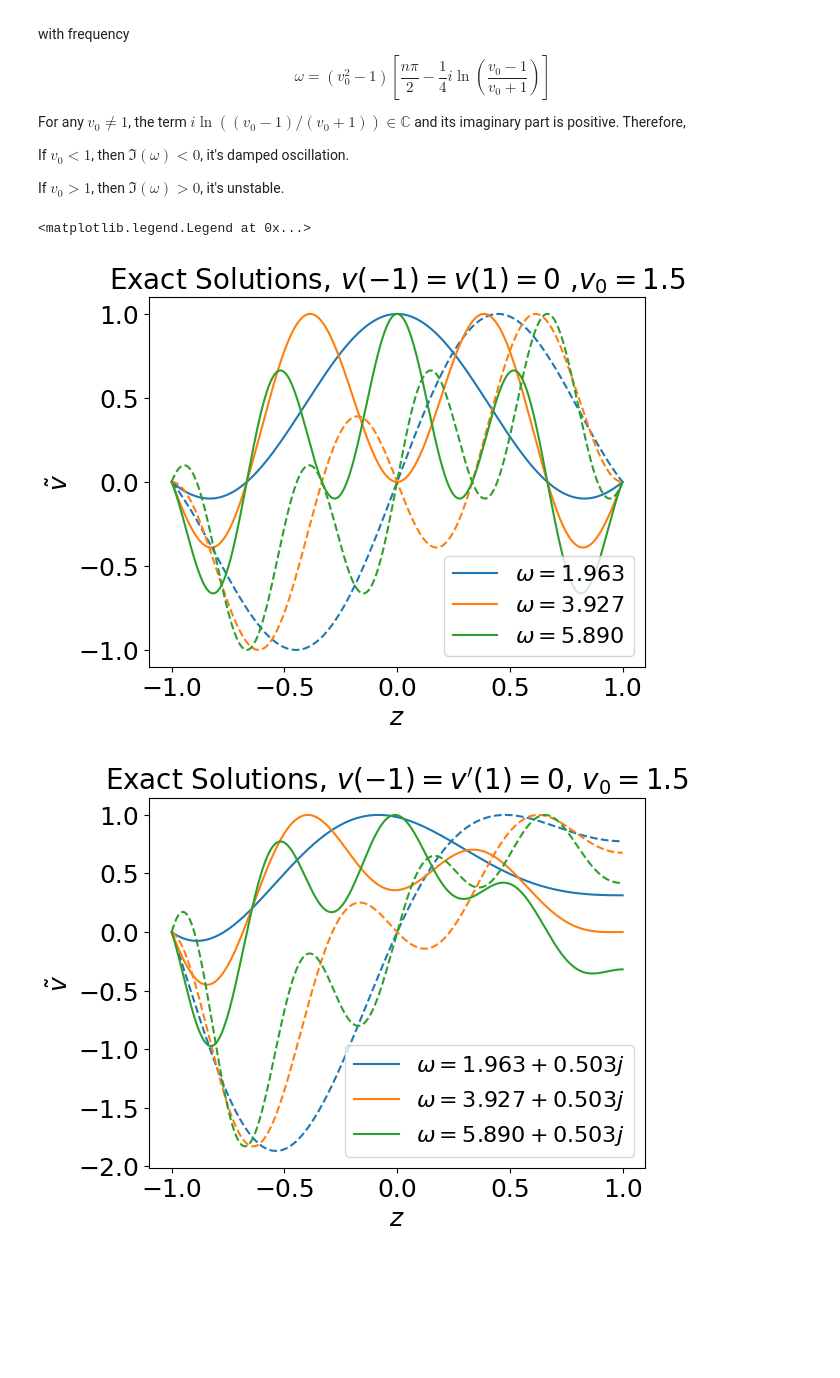
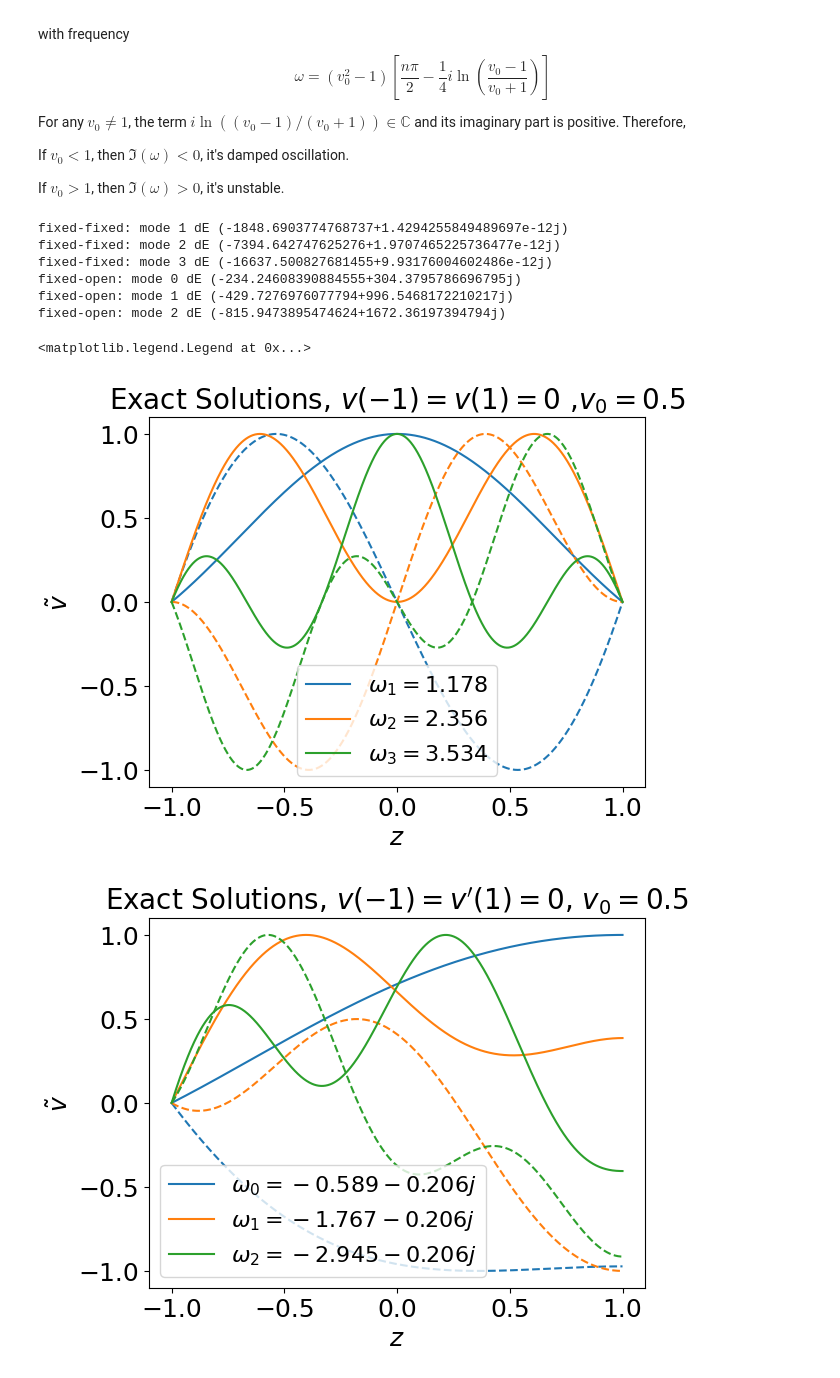
Before and after one commit to HuntFeng/magnetic-nozzle-spectral-instability, a Jupyter notebook: exact_solution.ipynb, the cells around one changed output. Drawn from its saved outputs; the diff is of its cells as text; code cells hidden in the pictures; blank space fills up the shorter version.

```diff
--- a/exact_solution.ipynb
+++ b/exact_solution.ipynb
@@ -36,34 +38,68 @@ with open("mpl_config.json") as fp:
     for k,v in config.items():
         plt.rcParams[k] = v
 # %%
-v0 = 1.5
-N = 3
+v0 = 0.5
+num_funcs = 3
+N = 1000
+# differentiation matrices
+spectral = Spectral(N, "symmetric", "FD")
+z = spectral.x
+D1 = spectral.D1
+D2 = spectral.D2
 
 plt.figure(1)
-omega = np.arange(N+1)*np.pi*np.abs(1-v0**2)/2
-z = np.linspace(-1,1,1000)
-for n in range(1,N+1):
+omega = np.arange(num_funcs+1)*np.pi*np.abs(1-v0**2)/2
+z = np.linspace(-1,1,N)
+for n in range(1, num_funcs+1):
     v = np.exp(-1j*omega[n]/(v0+1)) * ( np.exp(1j*omega[n]*(z+1)/(v0+1)) - np.exp(1j*omega[n]*(z+1)/(v0-1)))
-    lines = plt.plot(z,v.real/v.real.max(),label=f"$\omega={omega[n]:.3f}$")
-    plt.plot(z,v.imag/v.imag.max(),'--',color=lines[0]._color)
+    if np.abs(v.real).max() != 0:
+        v_real_norm = v.real/np.abs(v.real).max()
+    else:
+        v_real_norm = v.real
+    if np.abs(v.imag).max() != 0:
+        v_imag_norm = v.imag/np.abs(v.imag).max()
+    else:
+        v_imag_norm = v.imag
+
+    print(f"fixed-fixed: mode {n} dE", -2j*v0*omega[n]*simpson(v.conj()*(D1@v)))
+
+    lines = plt.plot(z,v_real_norm,label=f"$\omega_{n}={omega[n]:.3f}$")
+    plt.plot(z,v_imag_norm,'--',color=lines[0]._color)
 plt.xlabel("$z$")
 plt.ylabel("$\\tilde{v}$")
 plt.title(f"Exact Solutions, $v(-1)=v(1)=0$ ,$v_0={v0}$")
 plt.legend()
 
+
 plt.figure(2)
+omega = (v0**2-1)*(2*np.arange(num_funcs)*np.pi - 1j*np.log((v0-1)/(v0+1)+0j))/4
+z = np.linspace(-1,1,N)
+for n in range(num_funcs):
+    v = np.exp(-1j*omega[n]/(v0+1)) * ( np.exp(1j*omega[n]*(z+1)/(v0+1)) - np.exp(1j*omega[n]*(z+1)/(v0-1)))
+    if np.abs(v.real).max() != 0:
+        v_real_norm = v.real/np.abs(v.real).max()
+    else:
+        v_real_norm = v.real
+    if np.abs(v.imag).max() != 0:
+        v_imag_norm = v.imag/np.abs(v.imag).max()
+    else:
+        v_imag_norm = v.imag
 
-omega = (v0**2-1)*(2*np.arange(N+1)*np.pi - 1j*np.log((v0-1)/(v0+1)+0j))/4
-z = np.linspace(-1,1,1000)
-for n in range(1,N+1):
-    v = np.exp(-1j*omega[n]/(v0+1)) * ( np.exp(1j*omega[n]*(z+1)/(v0+1)) - np.exp(1j*omega[n]*(z+1)/(v0-1)))
-    lines = plt.plot(z,v.real/v.real.max(),label=f"$\omega={omega[n]:.3f}$")
-    plt.plot(z,v.imag/v.imag.max(),'--',color=lines[0]._color)
+    print(f"fixed-open: mode {n} dE", -2j*v0*omega[n]*simpson(v.conj()*(D1@v)))
+
+    lines = plt.plot(z,v_real_norm,label=f"$\omega_{n}={omega[n]:.3f}$")
+    plt.plot(z,v_imag_norm,'--',color=lines[0]._color)
 plt.xlabel("$z$")
 plt.ylabel("$\\tilde{v}$")
 plt.title(f"Exact Solutions, $v(-1)=v'(1)=0$, $v_0={v0}$")
 plt.legend()
 # %% [output]
-<matplotlib.legend.Legend at 0x...>
+fixed-fixed: mode 1 dE (-1848.6903774768737+1.4294255849489697e-12j)
+fixed-fixed: mode 2 dE (-7394.642747625276+1.9707465225736477e-12j)
+fixed-fixed: mode 3 dE (-16637.500827681455+9.93176004602486e-12j)
+fixed-open: mode 0 dE (-234.24608390884555+304.3795786696795j)
+fixed-open: mode 1 dE (-429.7276976077794+996.5468172210217j)
+fixed-open: mode 2 dE (-815.9473895474624+1672.36197394794j)
+<matplotlib.legend.Legend at 0x...>
-[figure, old version]
+[figure, new version]
-[figure, old version]
+[figure, new version]
```
Also changed, not shown: parts of 2 cells of this notebook, 26 other files.
